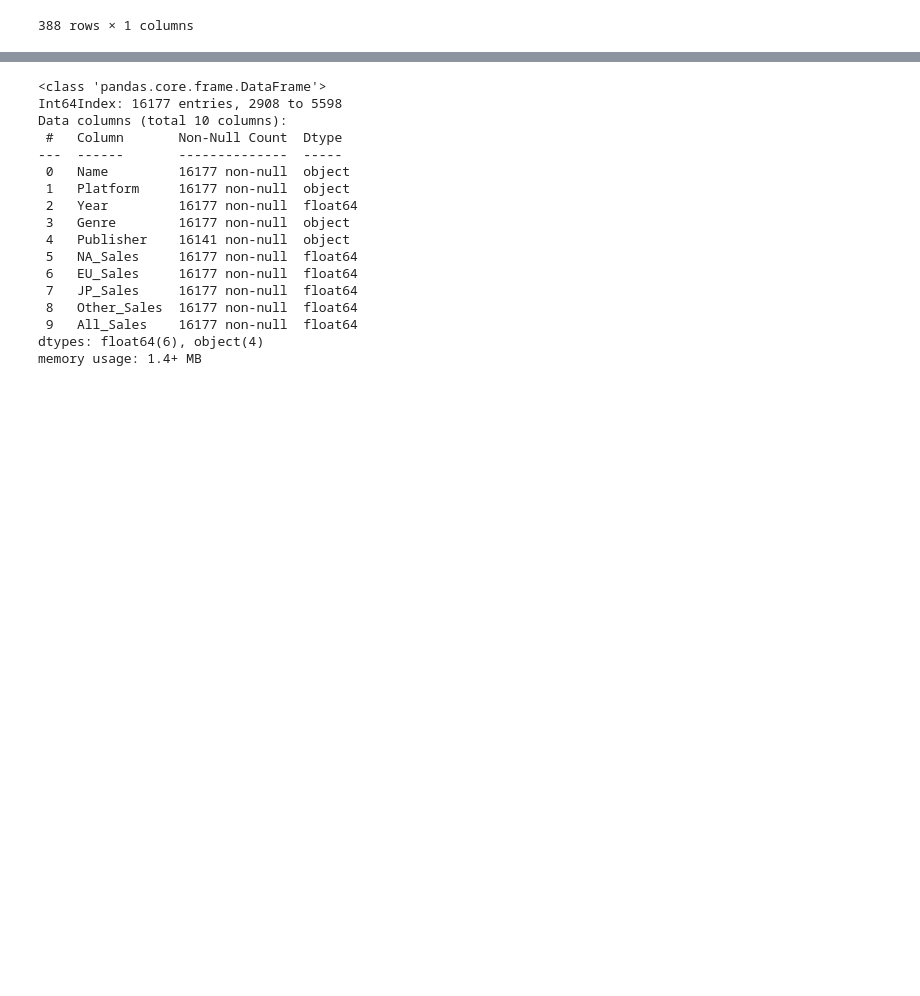
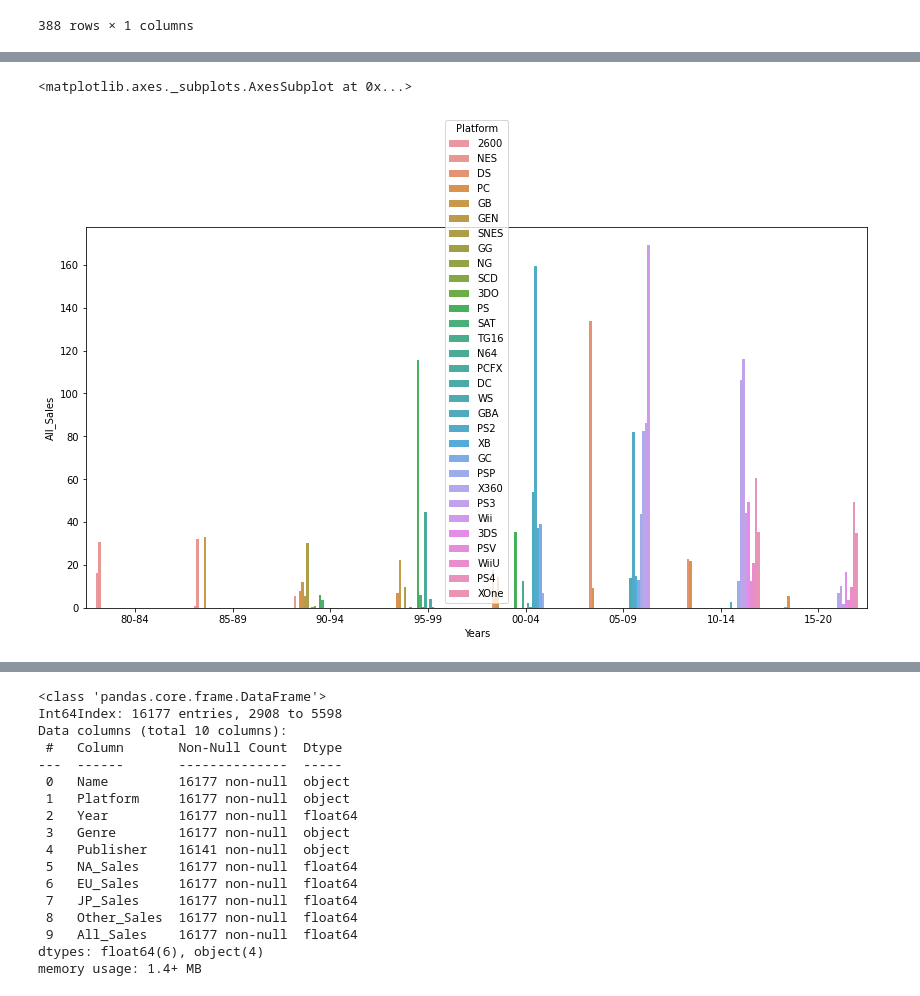
Before and after one commit to okok7272/CodeStatesProject, a Jupyter notebook: Section1/Project1_game_trends.ipynb, the cells around one changed output, grey strips where cells are left out. Cells and saved outputs as stored; diff of their text form; code cells hidden in the pictures; blank space fills up the shorter version.

```diff
--- a/Section1/Project1_game_trends.ipynb
+++ b/Section1/Project1_game_trends.ipynb
@@ -488,0 +541,7 @@ games_year2.drop(columns=["NA_Sales","EU_Sales","JP_Sales","Other_Sales"],axis=1
+# %%
+plt.figure(figsize=(14,7))
+
+sns.barplot(x='Years',y='All_Sales',data=games_platform,hue= 'Platform',ci=False)
+# %% [output]
+<matplotlib.axes._subplots.AxesSubplot at 0x...>
+[figure, added]
```
Also changed, not shown: parts of 19 cells of this notebook.
